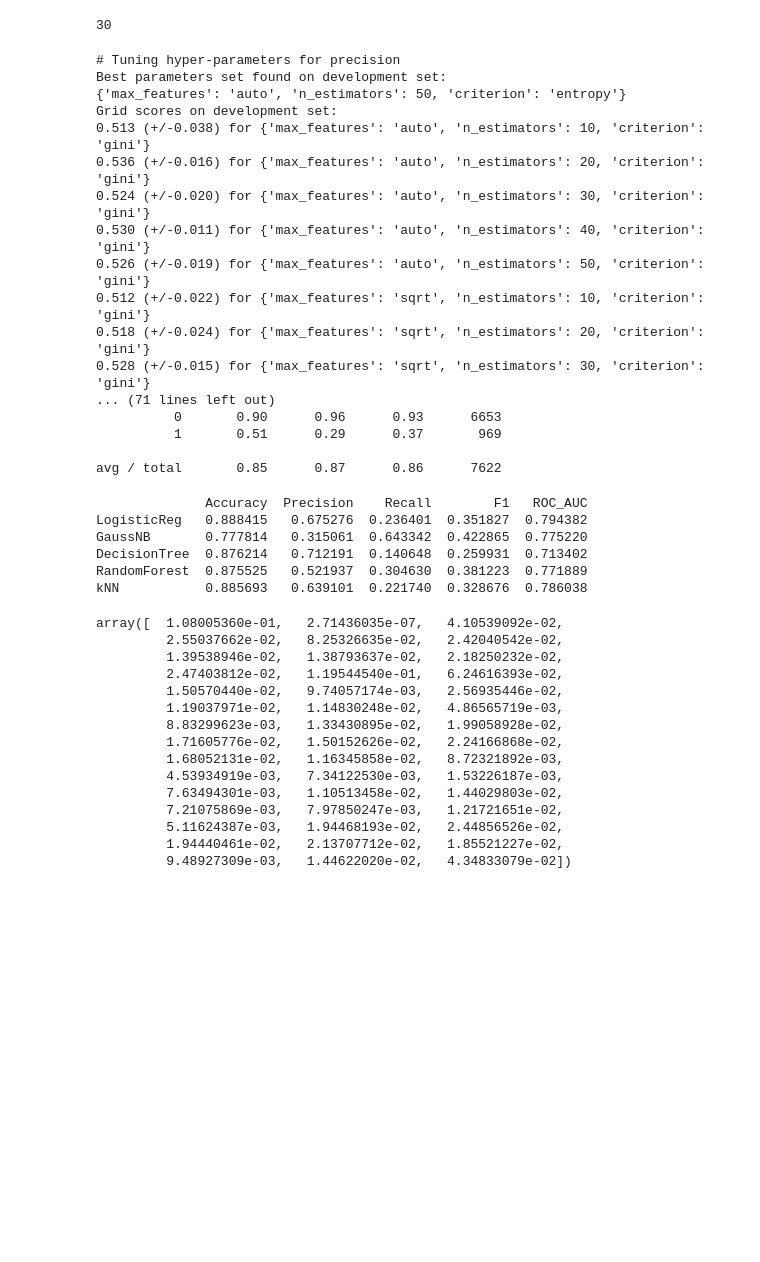
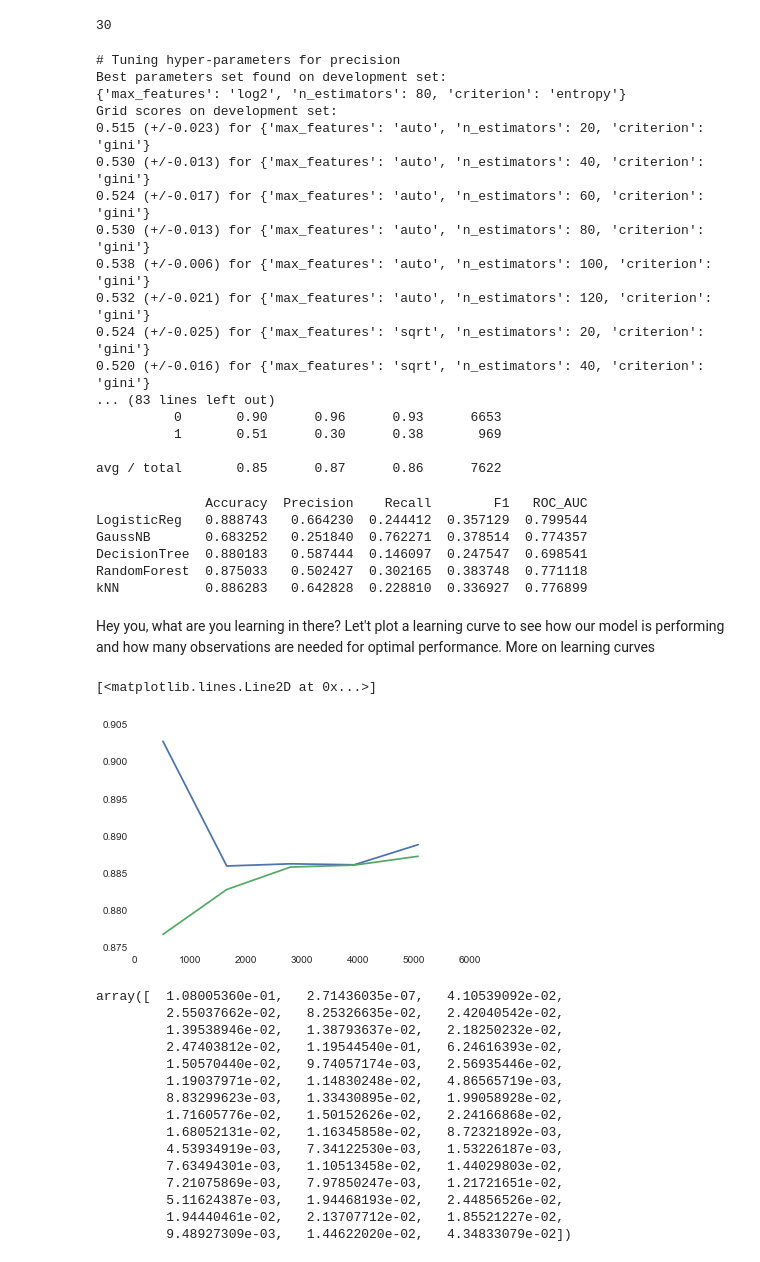
Before and after one commit to gfsoileau/Bank_marketing, a Jupyter notebook: bank.ipynb, the cells around one changed output. Cells and saved outputs as stored; diff of their text form; code cells hidden in the pictures; blank space fills up the shorter version.

Commit message:
add learning curve

```diff
--- a/bank.ipynb
+++ b/bank.ipynb
@@ -98,13 +97,14 @@ def to_df(x):
     return x
 # %%
 X = df.iloc[:,:45]
-X_scaled = preprocessing.scale(X.astype(float), copy=False)
+X_values_scaled = preprocessing.scale(X.astype(float), copy=False)
+
 y = df.iloc[:,45]
 x_train, x_test, y_train, y_test  = train_test_split(X, y, test_size = 0.25, random_state = 42)
 
-# std_scale = preprocessing.StandardScaler().fit(x_train)
-# x_train_std = std_scale.transform(x_train)
-# x_test_std = std_scale.transform(x_test)
+std_scale = preprocessing.StandardScaler().fit(x_train)
+x_train_std = std_scale.transform(x_train)
+x_test_std = std_scale.transform(x_test)
 
 
 print "training set size: " + str(len(x_train_std))
@@ -116,13 +116,6 @@ training set size: 22866
 test set size: 7622
 training_t set size: 22866
 test_t set size: 7622
-# %%
-X = to_df(X)
-x_train = to_df(x_train)
-x_test = to_df(y_train)
-x_test = to_df(x_test)
-x_train_std = to_df(x_train_std)
-x_test_std = to_df(x_test_std)
 # %%
 type(x_train)
 #x_train_std.head(5)
@@ -171,26 +164,26 @@ tuned_parameters = [{'kernel': ['rbf'], 'gamma': [1e-3, 1e-4],
 scores = ['precision', 'recall']
 model_search(SVC(), tuned_parameters, scores, x_train_std, y_train, x_test_std, y_test)
 # %%
-tuned_parameters = [{'n_estimators': [10,20,30,40,50], 'max_features': ['auto','sqrt','log2'],
+tuned_parameters = [{'n_estimators': [20,40,60,80,100,120], 'max_features': ['auto','sqrt','log2'],
                      'criterion': ['gini', 'entropy']}]
 scores = ['precision', 'recall']
 model_search(RandomForestClassifier(), tuned_parameters, scores, x_train_std, y_train, x_test_std, y_test)
 # %% [output]
 # Tuning hyper-parameters for precision
 Best parameters set found on development set:
-{'max_features': 'auto', 'n_estimators': 50, 'criterion': 'entropy'}
+{'max_features': 'log2', 'n_estimators': 80, 'criterion': 'entropy'}
 Grid scores on development set:
-0.513 (+/-0.038) for {'max_features': 'auto', 'n_estimators': 10, 'criterion': 'gini'}
-0.536 (+/-0.016) for {'max_features': 'auto', 'n_estimators': 20, 'criterion': 'gini'}
-0.524 (+/-0.020) for {'max_features': 'auto', 'n_estimators': 30, 'criterion': 'gini'}
-0.530 (+/-0.011) for {'max_features': 'auto', 'n_estimators': 40, 'criterion': 'gini'}
-0.526 (+/-0.019) for {'max_features': 'auto', 'n_estimators': 50, 'criterion': 'gini'}
-0.512 (+/-0.022) for {'max_features': 'sqrt', 'n_estimators': 10, 'criterion': 'gini'}
-0.518 (+/-0.024) for {'max_features': 'sqrt', 'n_estimators': 20, 'criterion': 'gini'}
-0.528 (+/-0.015) for {'max_features': 'sqrt', 'n_estimators': 30, 'criterion': 'gini'}
-... (71 lines left out)
+0.515 (+/-0.023) for {'max_features': 'auto', 'n_estimators': 20, 'criterion': 'gini'}
+0.530 (+/-0.013) for {'max_features': 'auto', 'n_estimators': 40, 'criterion': 'gini'}
+0.524 (+/-0.017) for {'max_features': 'auto', 'n_estimators': 60, 'criterion': 'gini'}
+0.530 (+/-0.013) for {'max_features': 'auto', 'n_estimators': 80, 'criterion': 'gini'}
+0.538 (+/-0.006) for {'max_features': 'auto', 'n_estimators': 100, 'criterion': 'gini'}
+0.532 (+/-0.021) for {'max_features': 'auto', 'n_estimators': 120, 'criterion': 'gini'}
+0.524 (+/-0.025) for {'max_features': 'sqrt', 'n_estimators': 20, 'criterion': 'gini'}
+0.520 (+/-0.016) for {'max_features': 'sqrt', 'n_estimators': 40, 'criterion': 'gini'}
+... (83 lines left out)
           0       0.90      0.96      0.93      6653
-          1       0.51      0.29      0.37       969
+          1       0.51      0.30      0.38       969
 
 avg / total       0.85      0.87      0.86      7622
 # %%
@@ -216,7 +209,7 @@ lists = [LogisticReg, GaussNB, DecisionTree, RandomForest, kNN]
 
 for i, model in enumerate(models):
     for score in scores:
-        pred = np.mean(cross_val_score(model, X, y, scoring=score, cv=kf, n_jobs=1))
+        pred = np.mean(cross_val_score(model, X_values_scaled, y, scoring=score, cv=kf, n_jobs=1))
         lists[i].append(pred)
 
 scores_df = pd.DataFrame(data = [LogisticReg, GaussNB, DecisionTree, RandomForest, kNN])
@@ -226,11 +219,23 @@ scores_df.columns = ["Accuracy", "Precision", "Recall", "F1","ROC_AUC"]
 print scores_df
 # %% [output]
               Accuracy  Precision    Recall        F1   ROC_AUC
-LogisticReg   0.888415   0.675276  0.236401  0.351827  0.794382
-GaussNB       0.777814   0.315061  0.643342  0.422865  0.775220
-DecisionTree  0.876214   0.712191  0.140648  0.259931  0.713402
-RandomForest  0.875525   0.521937  0.304630  0.381223  0.771889
-kNN           0.885693   0.639101  0.221740  0.328676  0.786038
+LogisticReg   0.888743   0.664230  0.244412  0.357129  0.799544
+GaussNB       0.683252   0.251840  0.762271  0.378514  0.774357
+DecisionTree  0.880183   0.587444  0.146097  0.247547  0.698541
+RandomForest  0.875033   0.502427  0.302165  0.383748  0.771118
+kNN           0.886283   0.642828  0.228810  0.336927  0.776899
+# %% [markdown]
+Hey you, what are you learning in there? Let't plot a learning curve to see how our model is performing and how many observations are needed for optimal performance.
+More on learning curves
+# %%
+m, train_err, test_err = learning_curve(lr_model, x_test_std, y_test)
+train_cv_err = np.mean(train_err,axis=1)
+test_cv_err = np.mean(test_err,axis=1)
+plt.plot(m,train_cv_err)
+plt.plot(m,test_cv_err)
+# %% [output]
+[<matplotlib.lines.Line2D at 0x...>]
+[figure, added]
 # %%
 #Feature search: eliminate unimportant features
 
```
Also changed, not shown: parts of 3 cells of this notebook.
